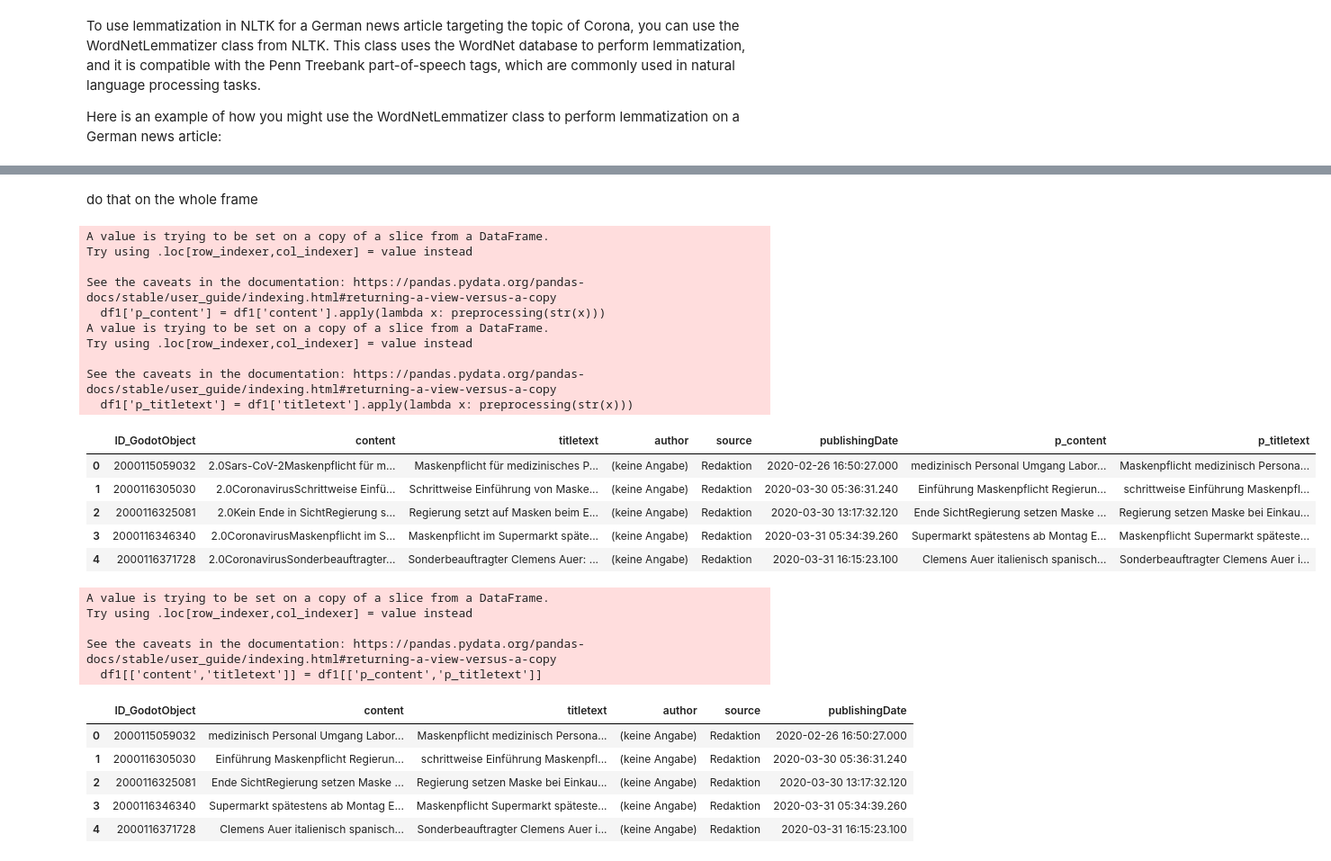
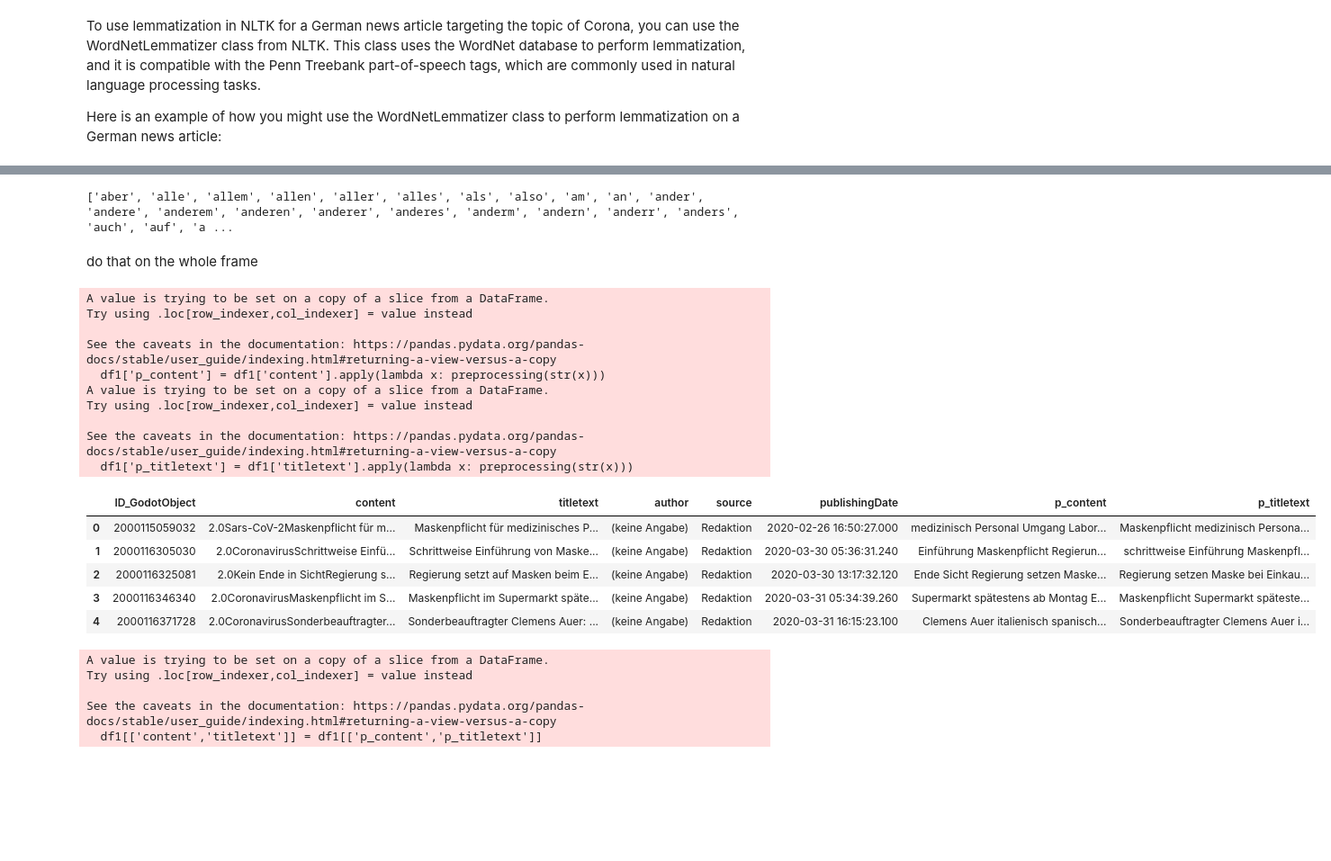
Before and after one commit to lukasthekid/corona-mask-requirement-nlp-analysis, a Jupyter notebook: first-approach.ipynb, the cells around one changed output, grey strips where cells are left out. Shown at 90% size. Cells and saved outputs as stored; diff of their text form; code cells hidden in the pictures; blank space fills up the shorter version.

Commit message:
first work on preprocessing and feature extraction

```diff
--- a/first-approach.ipynb
+++ b/first-approach.ipynb
@@ -96,10 +96,9 @@ from nltk.corpus import stopwords
 from nltk import word_tokenize
 
 text = df['content'][2]
-#print(text)
-CLEANR = re.compile('<.*?>')
-text = re.sub(CLEANR, ' ', text)
-#print(text)
+regex = r"<[^>]*>"
+# Delete all of the HTML tags
+text = re.sub(regex, " ", text)
 
 words = nltk.word_tokenize(text)
 new_words= [word for word in words if word.isalnum()]
@@ -111,5 +110,21 @@ stop_words = stopwords.words("german")
 # Remove the stopwords from the list of tokens
 filtered_words = [new_word for new_word in new_words if new_word not in stop_words]
 
+#Split two concatinated Nouns -> SichtRegierung into Sicht and Regierung
+filtered_words1 = []
+pattern = r'[A-Z][a-z]+[A-Z][a-z]+'
+pattern2 = r'([A-Z][a-z]+)([A-Z][a-z]+)'
+for w in filtered_words:
+    match = re.search(pattern, w)
+    if match:
+        words = re.split(pattern2, w)
+        words = [i for i in words if i]
+        filtered_words1 += words
+    else:
+        filtered_words1.append(w)
+
+
+
+filtered_words = filtered_words1
 print(filtered_words)
 # %% [output]
@@ -180,50 +196,69 @@ print(filtered_lemma)
+# %%
+print(stop_words)
+# %% [output]
+['aber', 'alle', 'allem', 'allen', 'aller', 'alles', 'als', 'also', 'am', 'an', 'ander', 'andere', 'anderem', 'anderen', 'anderer', 'anderes', 'anderm', 'andern', 'anderr', 'anders', 'auch', 'auf', 'a ...
 # %% [markdown]
 do that on the whole frame
 # %%
 df1 = df[['ID_GodotObject','content','titletext','author','source','publishingDate']]
 
-def preprocessing(cell):
+def preprocessing(text):
 
-        CLEANR = re.compile('<.*?>')
-        text = re.sub(CLEANR, ' ', cell)
+        regex = r"<[^>]*>"
+        # Delete all of the HTML tags
+        text = re.sub(regex, " ", text)
 
         words = nltk.word_tokenize(text)
         new_words= [word for word in words if word.isalnum()]
         stop_words = stopwords.words("german")
         filtered_words = [new_word for new_word in new_words if new_word not in stop_words]
+
+        #remove concatenate Nouns
+        filtered_words1 = []
+        pattern = r'[A-Z][a-z]+[A-Z][a-z]+'
+        pattern2 = r'([A-Z][a-z]+)([A-Z][a-z]+)'
+        for w in filtered_words:
+            match = re.search(pattern, w)
+            if match:
+                words = re.split(pattern2, w)
+                words = [i for i in words if i]
+                filtered_words1 += words
+            else:
+                filtered_words1.append(w)
+        filtered_words = filtered_words1
 
         nlp = spacy.load('de_core_news_md')
         filtered_lemma = []
         for w in filtered_words:
             result = ' '.join([token.lemma_ for token in nlp(w)])
             filtered_lemma.append(result)
 
         return ' '.join(filtered_lemma)
 
 
 
 #df1[['content']] = df1[['content']].apply(lambda x: preprocessing(str(x)))
 #df1[['titletext']] = df1[['titletext']].apply(lambda x: preprocessing(str(x)))
 df1['p_content'] = df1['content'].apply(lambda x: preprocessing(str(x)))
 df1['p_titletext'] = df1['titletext'].apply(lambda x: preprocessing(str(x)))
 df1.head()
 
 #df1.isnull().sum()
 # %% [output]
 A value is trying to be set on a copy of a slice from a DataFrame.
 Try using .loc[row_indexer,col_indexer] = value instead
 
 See the caveats in the documentation: https://pandas.pydata.org/pandas-docs/stable/user_guide/indexing.html#returning-a-view-versus-a-copy
   df1['p_content'] = df1['content'].apply(lambda x: preprocessing(str(x)))
 A value is trying to be set on a copy of a slice from a DataFrame.
 Try using .loc[row_indexer,col_indexer] = value instead
 
 See the caveats in the documentation: https://pandas.pydata.org/pandas-docs/stable/user_guide/indexing.html#returning-a-view-versus-a-copy
   df1['p_titletext'] = df1['titletext'].apply(lambda x: preprocessing(str(x)))
 |  | ID_GodotObject | content | titletext | author | source | publishingDate | p_content | p_titletext |
 | 0 | 2000115059032 | ﻿2.0Sars-CoV-2Maskenpflicht für m... | Maskenpflicht für medizinisches P... | (keine Angabe) | Redaktion | 2020-02-26 16:50:27.000 | medizinisch Personal Umgang Labor... | Maskenpflicht medizinisch Persona... |
 | 1 | 2000116305030 | ﻿2.0CoronavirusSchrittweise Einfü... | Schrittweise Einführung von Maske... | (keine Angabe) | Redaktion | 2020-03-30 05:36:31.240 | Einführung Maskenpflicht Regierun... | schrittweise Einführung Maskenpfl... |
-| 2 | 2000116325081 | ﻿2.0Kein Ende in SichtRegierung s... | Regierung setzt auf Masken beim E... | (keine Angabe) | Redaktion | 2020-03-30 13:17:32.120 | Ende SichtRegierung setzen Maske ... | Regierung setzen Maske bei Einkau... |
+| 2 | 2000116325081 | ﻿2.0Kein Ende in SichtRegierung s... | Regierung setzt auf Masken beim E... | (keine Angabe) | Redaktion | 2020-03-30 13:17:32.120 | Ende Sicht Regierung setzen Maske... | Regierung setzen Maske bei Einkau... |
 | 3 | 2000116346340 | ﻿2.0CoronavirusMaskenpflicht im S... | Maskenpflicht im Supermarkt späte... | (keine Angabe) | Redaktion | 2020-03-31 05:34:39.260 | Supermarkt spätestens ab Montag E... | Maskenpflicht Supermarkt späteste... |
 | 4 | 2000116371728 | ﻿2.0CoronavirusSonderbeauftragter... | Sonderbeauftragter Clemens Auer: ... | (keine Angabe) | Redaktion | 2020-03-31 16:15:23.100 | Clemens Auer italienisch spanisch... | Sonderbeauftragter Clemens Auer i... |
 # %%
@@ -235,11 +270,5 @@ Try using .loc[row_indexer,col_indexer] = value instead
 
 See the caveats in the documentation: https://pandas.pydata.org/pandas-docs/stable/user_guide/indexing.html#returning-a-view-versus-a-copy
   df1[['content','titletext']] = df1[['p_content','p_titletext']]
-|  | ID_GodotObject | content | titletext | author | source | publishingDate |
-| 0 | 2000115059032 | medizinisch Personal Umgang Labor... | Maskenpflicht medizinisch Persona... | (keine Angabe) | Redaktion | 2020-02-26 16:50:27.000 |
-| 1 | 2000116305030 | Einführung Maskenpflicht Regierun... | schrittweise Einführung Maskenpfl... | (keine Angabe) | Redaktion | 2020-03-30 05:36:31.240 |
-| 2 | 2000116325081 | Ende SichtRegierung setzen Maske ... | Regierung setzen Maske bei Einkau... | (keine Angabe) | Redaktion | 2020-03-30 13:17:32.120 |
-| 3 | 2000116346340 | Supermarkt spätestens ab Montag E... | Maskenpflicht Supermarkt späteste... | (keine Angabe) | Redaktion | 2020-03-31 05:34:39.260 |
-| 4 | 2000116371728 | Clemens Auer italienisch spanisch... | Sonderbeauftragter Clemens Auer i... | (keine Angabe) | Redaktion | 2020-03-31 16:15:23.100 |
 # %%
 df.to_csv('data/p_content.csv', encoding='utf-8', index=False)
```
Also changed, not shown: parts of 3 cells of this notebook, 9 other files.
